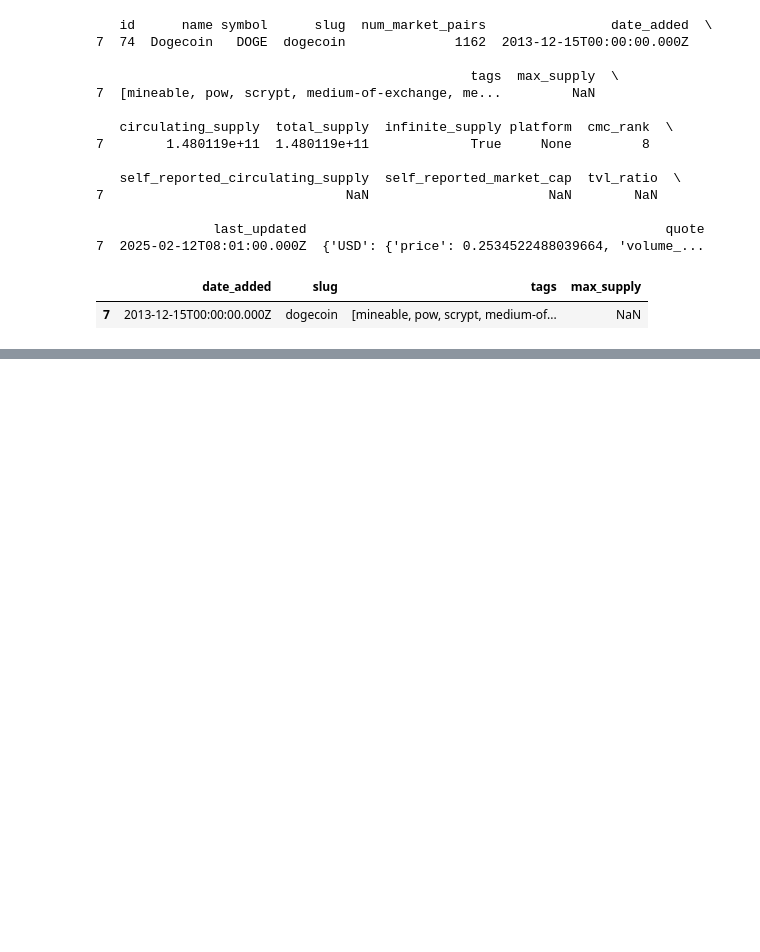
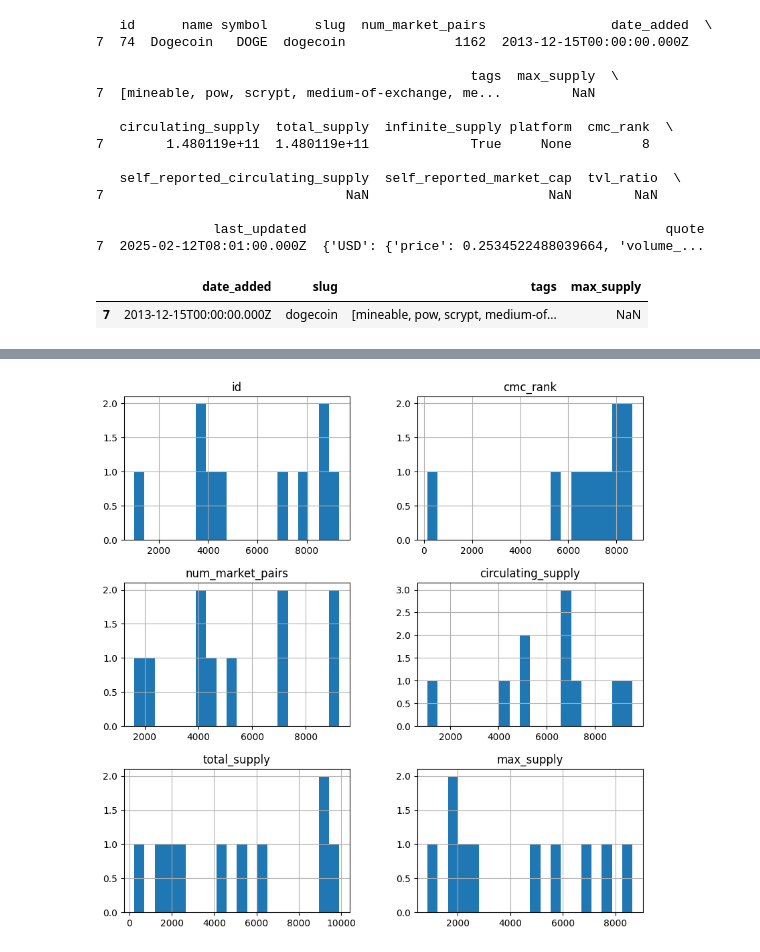
Before and after one commit to ZYusuff/streaming_crypto_group_9, a Jupyter notebook: Explorations/Niclas_eda.ipynb, the cells around one changed output, grey strips where cells are left out. Cells and saved outputs as stored; diff of their text form; code cells hidden in the pictures; blank space fills up the shorter version.

```diff
--- a/Explorations/Niclas_eda.ipynb
+++ b/Explorations/Niclas_eda.ipynb
@@ -196,8 +214,8 @@ session.headers.update(headers)
 
 try:
   response = session.get(url, params=parameters)
-  data = json.loads(response.text)
-  print(data)
+  data_02 = json.loads(response.text)
+  print("Data saved")
 except (ConnectionError, Timeout, TooManyRedirects) as e:
   print(e)
 # %% [output]
@@ -204,0 +223,2 @@ except (ConnectionError, Timeout, TooManyRedirects) as e:
+# %%
+df_02 = pd.DataFrame(data_02['data'])
@@ -204,0 +275,6 @@ except (ConnectionError, Timeout, TooManyRedirects) as e:
+# %%
+
+df_02.hist(bins=20, figsize=(10, 10))
+plt.show()
+# %% [output]
+[figure, added]
```
Also changed, not shown: parts of 10 cells of this notebook.
